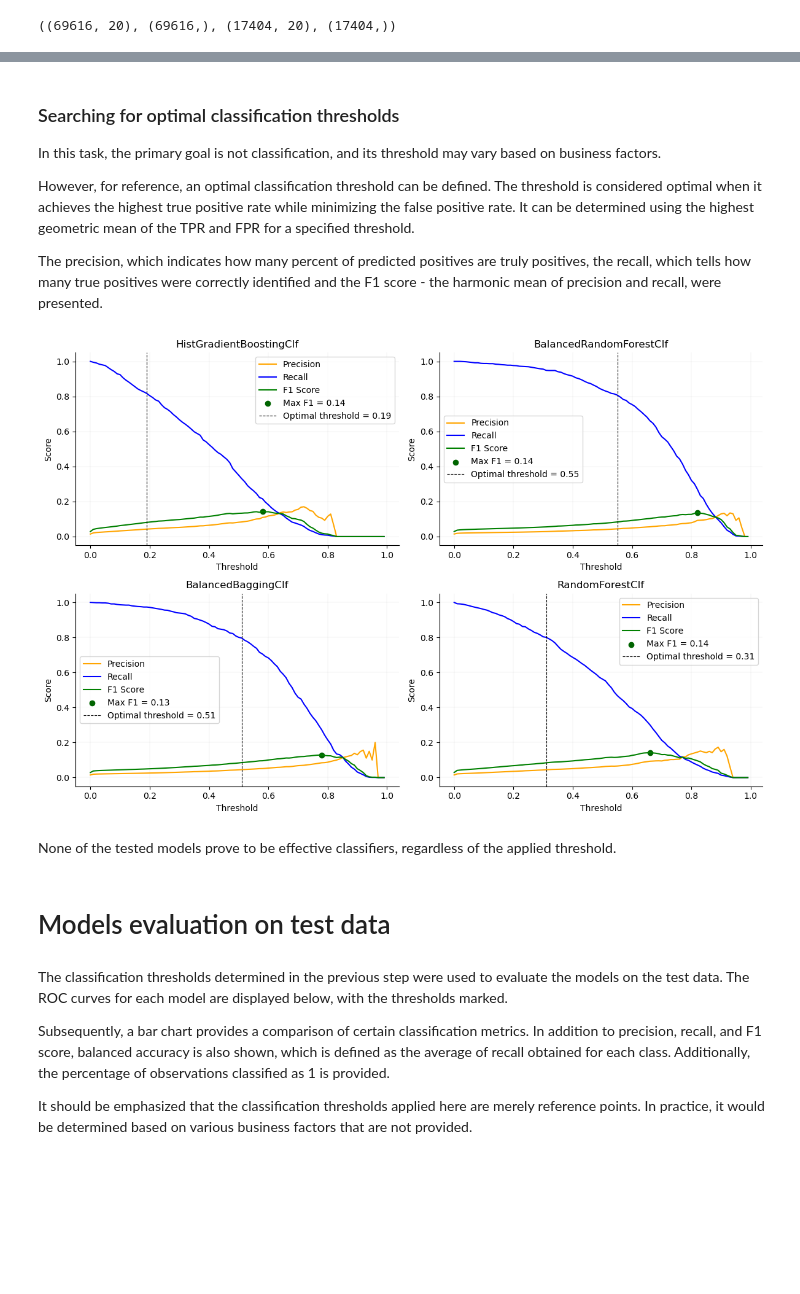
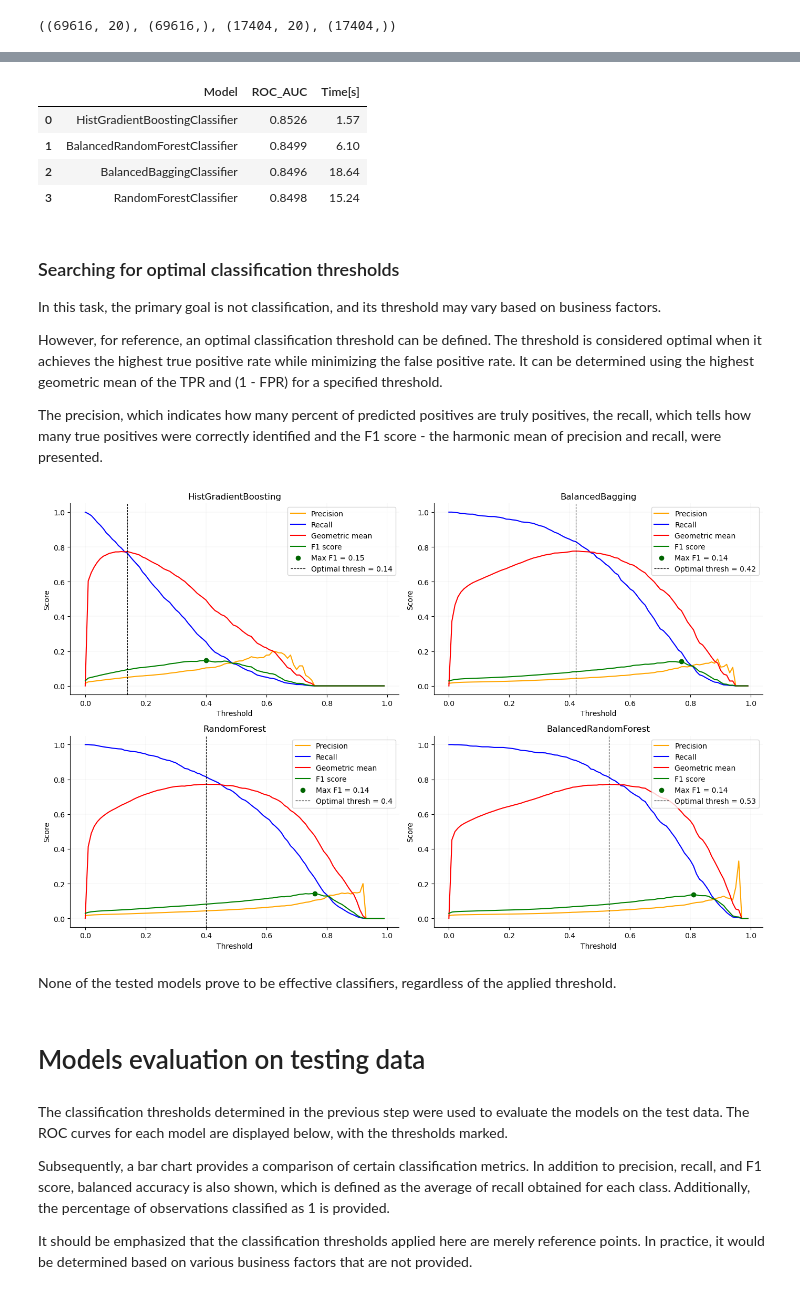
Before and after one commit to k-katarzyna/Lead_Conversion_Probability, a Jupyter notebook: Happy_Customer_Bank/Project_main.ipynb, the cells around one changed output, grey strips where cells are left out. Cells and saved outputs as stored; diff of their text form; code cells hidden in the pictures; blank space fills up the shorter version.

```diff
--- a/Happy_Customer_Bank/Project_main.ipynb
+++ b/Happy_Customer_Bank/Project_main.ipynb
@@ -429,10 +442,10 @@ All tests were conducted using the same cross-validation scheme as before.
 # %%
-X, y = data_preparing_v2(data)
+X, y = data_preparing(data, basic_preparing = True)
 
 X_train, X_test, y_train, y_test = train_test_split(X, y,
                                                     test_size = 0.2,
                                                     stratify = y,
-                                                    random_state = 42)
+                                                    random_state = RANDOM_STATE)
 
 X_train.shape, y_train.shape, X_test.shape, y_test.shape
 # %% [output]
@@ -478,3 +460,27 @@ preprocessor = ColumnTransformer([
+# %%
+cat_pipe = Pipeline([
+    ("aggreg", RareAggregator()),
+    ("encoder", ColumnTransformer([
+        ("multi",
+         TargetEncoder(random_state = RANDOM_STATE), ["City", "Var1", "Var2", "Source"]),
+        ("binary",
+         OneHotEncoder(drop = "first", sparse_output = False), ["Gender", "Mobile_Verified", "Filled_Form"])
+    ]))
+])
+
+num_pipe = Pipeline([
+    ("imputer", MixedImputer()),
+    ("power_tran", PowerTransformer())
+])
+
+preprocessor = ColumnTransformer([
+    ("num_pipe", num_pipe, selector(dtype_include="number")),
+    ("cat_pipe", cat_pipe, selector(dtype_include="object"))
+])
+
+# final_pipeline = Pipeline([("preprocessor", preprocessor),
+#                            ("remover", ColumnRemover()),
+                           # ("model", model)])
 # %%
 preprocessor.fit_transform(X_train, y_train).head(3)
 # %% [output]
@@ -545,32 +540,42 @@ results
+# %%
+results = randomized_search(X_train, y_train,
+                            models,
+                            param_grids,
+                            preprocessors = [preprocessor, ColumnRemover()],
+                            n_iter = 600,
+                            save_artifact_folder = artifacts_folder,
+                            save_results_path = results_path)
+results
+# %% [output]
+|  | Model | ROC_AUC | Time[s] |
+| 0 | HistGradientBoostingClassifier | 0.8526 | 1.57 |
+| 1 | BalancedRandomForestClassifier | 0.8499 | 6.10 |
+| 2 | BalancedBaggingClassifier | 0.8496 | 18.64 |
+| 3 | RandomForestClassifier | 0.8498 | 15.24 |
 # %% [markdown]
 ### Searching for optimal classification thresholds
 
 In this task, the primary goal is not classification, and its threshold may vary based on business factors.
 
-However, for reference, an optimal classification threshold can be defined. The threshold is considered optimal when it achieves the highest true positive rate while minimizing the false positive rate. It can be determined using the highest geometric mean of the TPR and FPR for a specified threshold.
+However, for reference, an optimal classification threshold can be defined. The threshold is considered optimal when it achieves the highest true positive rate while minimizing the false positive rate. It can be determined using the highest geometric mean of the TPR and (1 - FPR) for a specified threshold.
 
 The precision, which indicates how many percent of predicted positives are truly positives, the recall, which tells how many true positives were correctly identified and the F1 score - the harmonic mean of precision and recall, were presented.
 # %%
-HGBclf, BRFclf, BBclf, RFclf = load_estimators()
+artifacts_folder = os.path.join("results_data", "artifacts", "best_estimators")
 
-estimators = [
-    ("HistGradientBoostingClf", HGBclf),
-    ("BalancedRandomForestClf", BRFclf),
-    ("BalancedBaggingClf", BBclf),
-    ("RandomForestClf", RFclf)
-]
+estimators = load_estimators(artifacts_folder)
 # %%
 thresholds = np.arange(0, 1, 0.01)
 
-_, optimal_thresholds = cv_scores_for_thresholds(estimators,
-                                                 X_train, y_train,
-                                                 thresholds)
+_, optimal_thresholds = evaluate_discrimination_thresholds(estimators,
+                                                           X_train, y_train,
+                                                           thresholds)
 # %% [output]
-[figure, old version]
+[figure, new version]
 # %% [markdown]
 None of the tested models prove to be effective classifiers, regardless of the applied threshold.
 # %% [markdown]
-# Models evaluation on test data
+# Models evaluation on testing data
 # %% [markdown]
 The classification thresholds determined in the previous step were used to evaluate the models on the test data. The ROC curves for each model are displayed below, with the thresholds marked.
 
```
Also changed, not shown: parts of 45 cells of this notebook, 24 other files.
